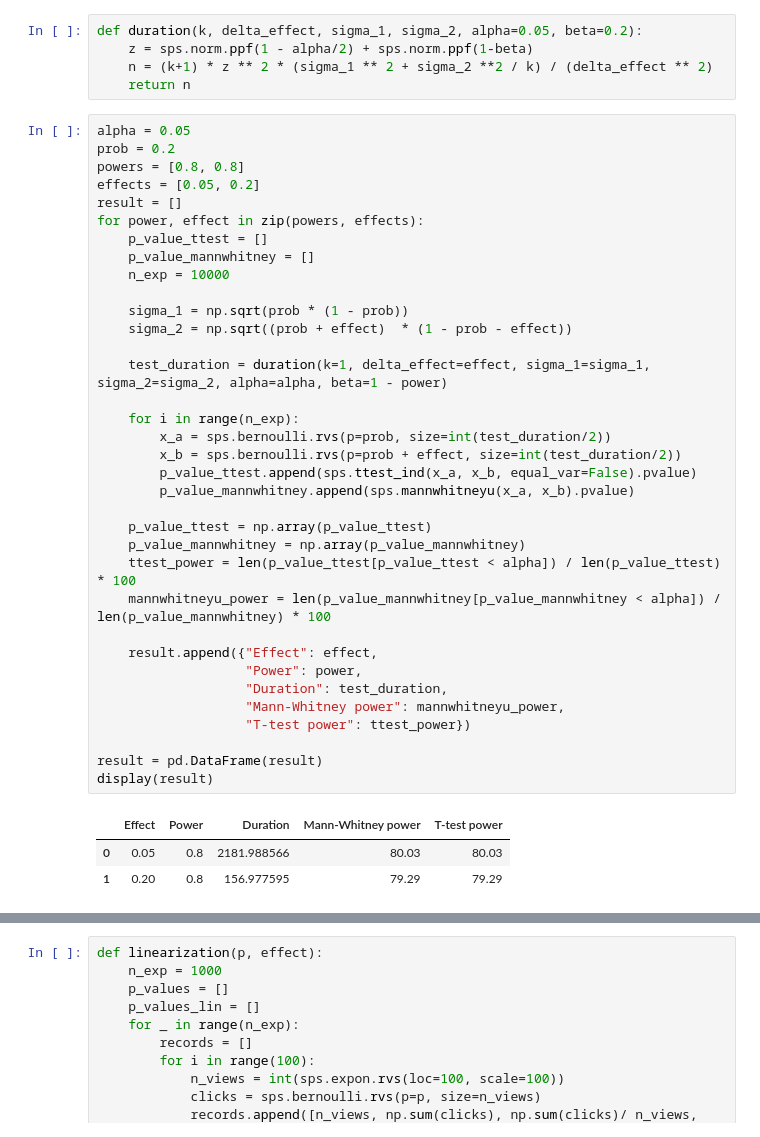
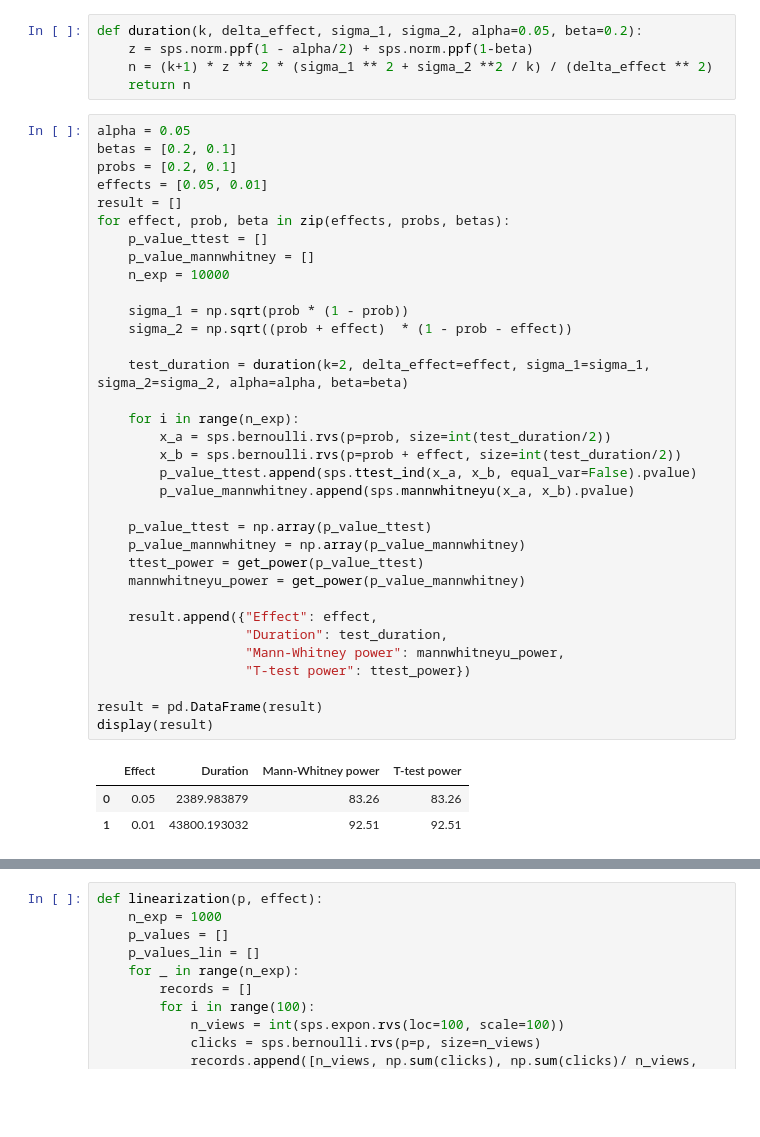
Before and after one commit to nmsonic/ab_test, a Jupyter notebook: Homework_3.ipynb, the cells around one changed output, grey strips where cells are left out. Saved outputs shown, nothing was run; the diff lists cells and outputs as text; blank space fills up the shorter version.

```diff
--- a/Homework_3.ipynb
+++ b/Homework_3.ipynb
@@ -40,40 +40,39 @@ def duration(k, delta_effect, sigma_1, sigma_2, alpha=0.05, beta=0.2):
     return n
 # %%
 alpha = 0.05
-prob = 0.2
-powers = [0.8, 0.8]
-effects = [0.05, 0.2]
+betas = [0.2, 0.1]
+probs = [0.2, 0.1]
+effects = [0.05, 0.01]
 result = []
-for power, effect in zip(powers, effects):
+for effect, prob, beta in zip(effects, probs, betas):
     p_value_ttest = []
     p_value_mannwhitney = []
     n_exp = 10000
 
     sigma_1 = np.sqrt(prob * (1 - prob))
     sigma_2 = np.sqrt((prob + effect)  * (1 - prob - effect))
 
-    test_duration = duration(k=1, delta_effect=effect, sigma_1=sigma_1, sigma_2=sigma_2, alpha=alpha, beta=1 - power)
+    test_duration = duration(k=2, delta_effect=effect, sigma_1=sigma_1, sigma_2=sigma_2, alpha=alpha, beta=beta)
 
     for i in range(n_exp):
         x_a = sps.bernoulli.rvs(p=prob, size=int(test_duration/2))
         x_b = sps.bernoulli.rvs(p=prob + effect, size=int(test_duration/2))
         p_value_ttest.append(sps.ttest_ind(x_a, x_b, equal_var=False).pvalue)
         p_value_mannwhitney.append(sps.mannwhitneyu(x_a, x_b).pvalue)
 
     p_value_ttest = np.array(p_value_ttest)
     p_value_mannwhitney = np.array(p_value_mannwhitney)
-    ttest_power = len(p_value_ttest[p_value_ttest < alpha]) / len(p_value_ttest) * 100
-    mannwhitneyu_power = len(p_value_mannwhitney[p_value_mannwhitney < alpha]) / len(p_value_mannwhitney) * 100
+    ttest_power = get_power(p_value_ttest)
+    mannwhitneyu_power = get_power(p_value_mannwhitney)
 
     result.append({"Effect": effect,
-                   "Power": power,
                    "Duration": test_duration,
                    "Mann-Whitney power": mannwhitneyu_power,
                    "T-test power": ttest_power})
 
 result = pd.DataFrame(result)
 display(result)
 # %% [output]
-|  | Effect | Power | Duration | Mann-Whitney power | T-test power |
-| 0 | 0.05 | 0.8 | 2181.988566 | 80.03 | 80.03 |
-| 1 | 0.20 | 0.8 | 156.977595 | 79.29 | 79.29 |
+|  | Effect | Duration | Mann-Whitney power | T-test power |
+| 0 | 0.05 | 2389.983879 | 83.26 | 83.26 |
+| 1 | 0.01 | 43800.193032 | 92.51 | 92.51 |
```
Also changed, not shown: parts of 7 cells of this notebook.
